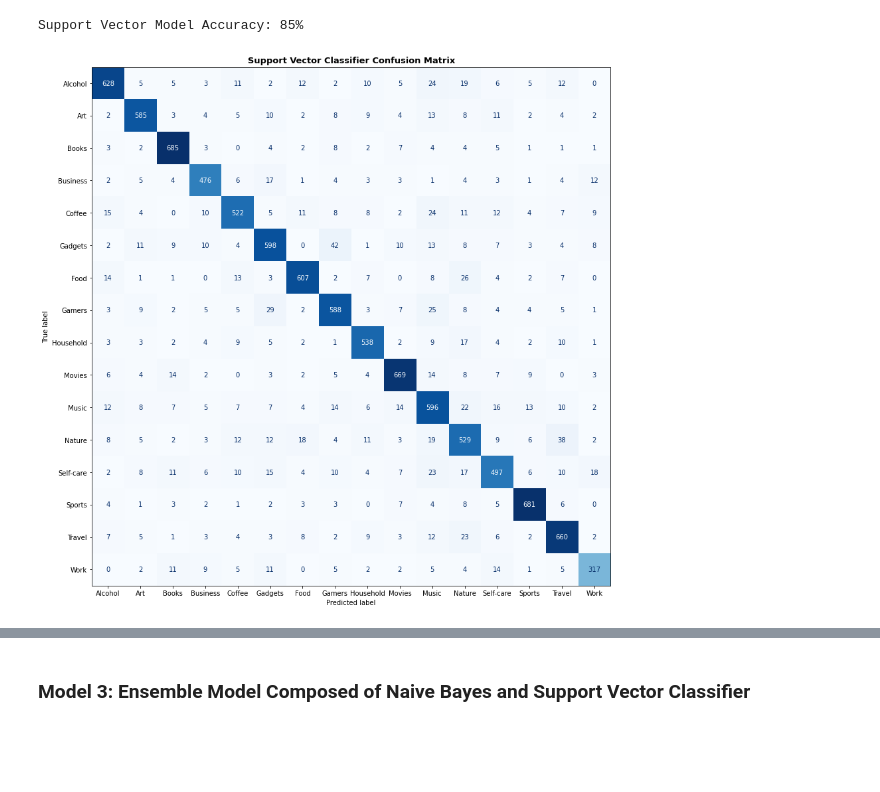
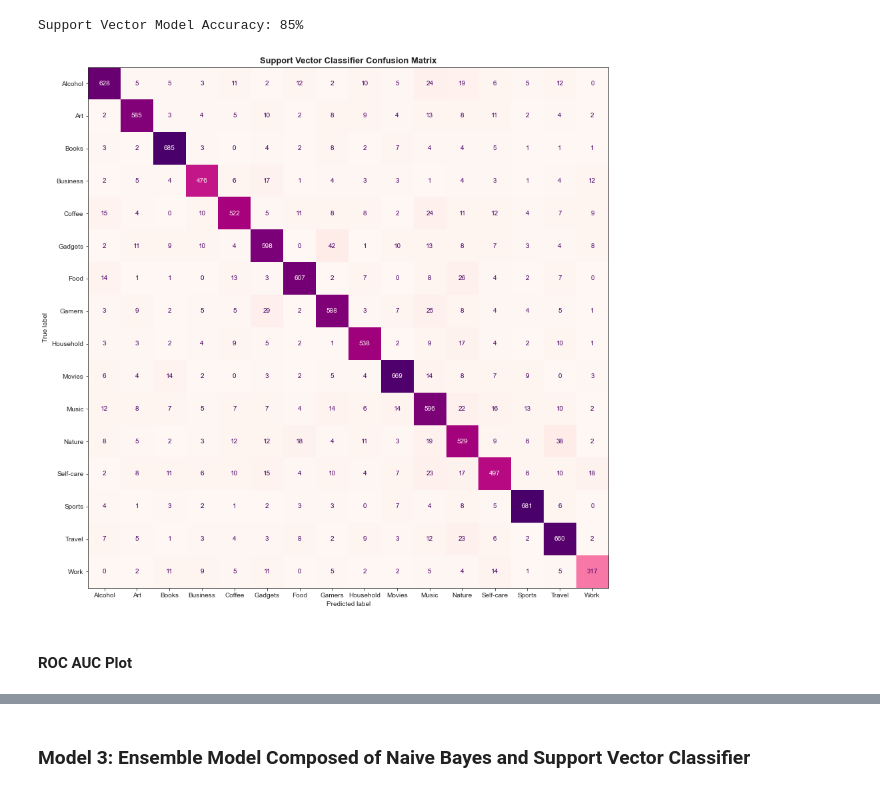
Before and after one commit to michaelhalim168/GiftFinder, a Jupyter notebook: 03-topic-classifier-models.ipynb, the cells around one changed output, grey strips where cells are left out. Saved outputs shown, nothing was run; the diff lists cells and outputs as text; code cells hidden in the pictures; blank space fills up the shorter version.

```diff
--- a/03-topic-classifier-models.ipynb
+++ b/03-topic-classifier-models.ipynb
@@ -22,7 +24,7 @@ from sklearn.svm import LinearSVC, SVC
 from sklearn.linear_model import SGDClassifier
 from sklearn.metrics import roc_curve, auc, multilabel_confusion_matrix, plot_confusion_matrix
 # %%
-data = pd.read_csv('datasets/train-test-data3.csv')
+data = pd.read_csv('datasets/train-test-data4.csv')
 data.drop('Unnamed: 0', axis=1, inplace=True)
 data.dropna(inplace=True)
 # %%
@@ -123,9 +127,13 @@ Support Vector Model Accuracy: 85%
 # %%
 fig, ax = plt.subplots(figsize=(14,16))
 labels = [k for k, v in ref.items()]
 labels = np.char.replace(labels, 'Electronics/Gadgets', 'Gadgets')
-plot_confusion_matrix(ovr_svc, X_test_t, y_test,cmap=plt.cm.Blues, ax=ax, colorbar=False, display_labels=labels)
+sns.set_style('ticks')
+plot_confusion_matrix(ovr_svc, X_test_t, y_test, ax=ax, colorbar=False, cmap = 'RdPu', display_labels=labels)
 ax.set_title('Support Vector Classifier Confusion Matrix', fontweight='bold', fontsize=13)
+fig.savefig('figures/confusion_matrix')
 plt.show()
 # %% [output]
-[figure, old version]
+[figure, new version]
+# %% [markdown]
+#### ROC AUC Plot
```
Also changed, not shown: parts of 22 cells of this notebook, 25 other files.
